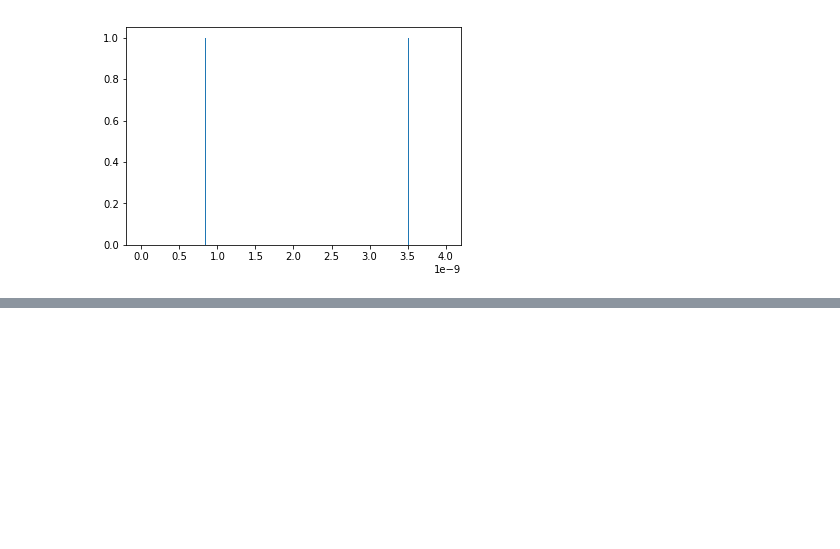
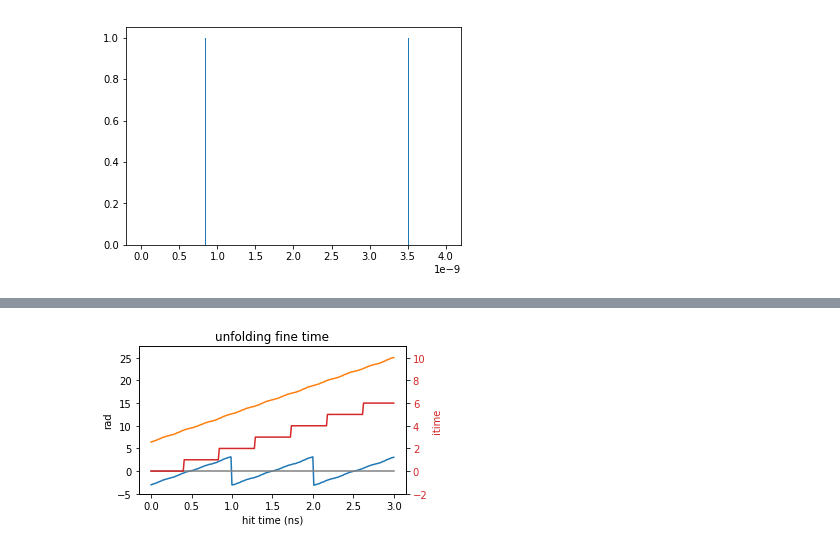
Before and after one commit to acidbourbon/lab_bench, a Jupyter notebook: workdir/jupyter/software_examples/sigproc_kit/IQ_TDC_paper/IQ_TDC_for_paper-25.ipynb, the cells around one changed output, grey strips where cells are left out. Cells and saved outputs as stored; diff of their text form; code cells hidden in the pictures; blank space fills up the shorter version.

```diff
--- a/workdir/jupyter/software_examples/sigproc_kit/IQ_TDC_paper/IQ_TDC_for_paper-25.ipynb
+++ b/workdir/jupyter/software_examples/sigproc_kit/IQ_TDC_paper/IQ_TDC_for_paper-25.ipynb
@@ -253,3 +406,49 @@ i = 5
+# %%
+phi = np.arctan2(Q,I)
+
+def unfold(phi,itime,gap_centers,rotations):
+    if phi >= gap_centers[int(itime)]:
+        return phi + rotations[int(itime)]*2*np.pi + np.pi
+    else:
+        return phi + (rotations[int(itime)]+1)*2*np.pi + np.pi
+
+theta = np.zeros(len(phi))
+for i in range(len(phi)):
+    theta[i] = unfold(phi[i],itime[i],gap_centers,rotations)
+
+
+import matplotlib.pyplot as plt
+import numpy as np
+
+
+# Erstellen Sie die Figur und die Achse
+fig, ax1 = plt.subplots(1, 1, figsize=(5, 3))
+
+# Plot der ersten y-Achse
+ax1.plot(hit_time*1e9, phi, color=colors[0], label='phi')
+ax1.plot(hit_time*1e9, theta, color=colors[1], label='theta')
+ax1.set_ylabel('rad', color="black")
+ax1.tick_params(axis='y', labelcolor="black")
+ax1.set_xlabel('hit time (ns)')
+ax1.plot(hit_time*1e9,hit_time*0,color="grey")
+ax1.set_ylim(-5,27.5)
+
+# Erstellen Sie eine zweite y-Achse
+
+my_color=colors[3]
+ax2 = ax1.twinx()
+ax2.plot(hit_time*1e9, itime, color=my_color, label='itime')
+ax2.set_ylabel('itime', color=my_color)
+ax2.set_ylim(-2,11)
+ax2.tick_params(axis='y', labelcolor=my_color)
+
+# Titel und Layout
+plt.title("unfolding fine time")
+fig.tight_layout()  # Optimales Layout
+plt.savefig("unfold.svg")
+plt.show()
+# %% [output]
+[figure, added]
 # %%
 cphi = cont_phi_new(I,Q,itime,rotations,gap_centers)
 
```
Also changed, not shown: parts of 11 cells of this notebook, 6 other files.
